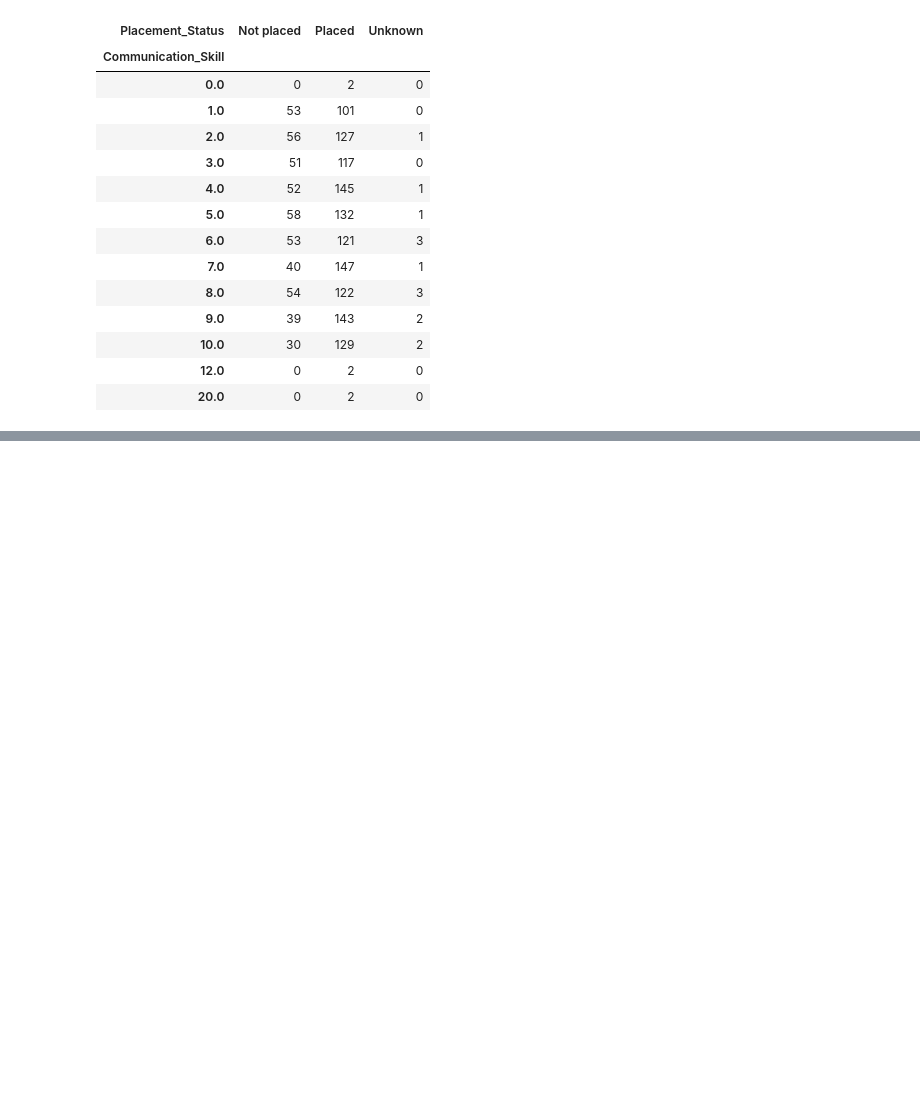
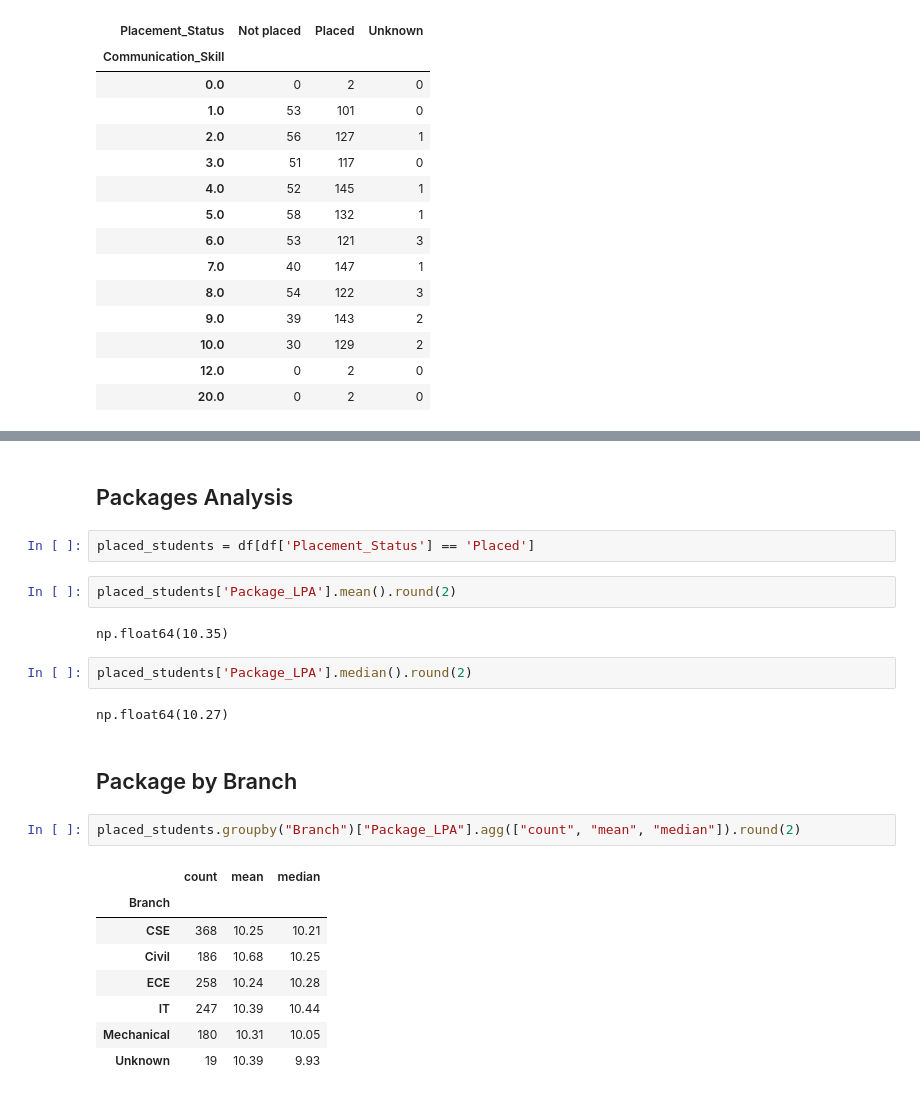
Before and after one commit to Dev-darshan24/Student-Placement-Analytics-, a Jupyter notebook: 3_EDA.ipynb, the cells around one changed output, grey strips where cells are left out. Drawn from its saved outputs; the diff is of its cells as text; blank space fills up the shorter version.

```diff
--- a/3_EDA.ipynb
+++ b/3_EDA.ipynb
@@ -227,0 +251,25 @@ TypeError: 'DataFrame' object is not callable
+# %% [markdown]
+## Packages Analysis
+# %%
+placed_students = df[df['Placement_Status'] == 'Placed']
+# %%
+placed_students['Package_LPA'].mean().round(2)
+# %% [output]
+np.float64(10.35)
+# %%
+placed_students['Package_LPA'].median().round(2)
+# %% [output]
+np.float64(10.27)
+# %% [markdown]
+## Package by Branch
+# %%
+placed_students.groupby("Branch")["Package_LPA"].agg(["count", "mean", "median"]).round(2)
+# %% [output]
+|  | count | mean | median |
+| Branch |  |  |  |
+| CSE | 368 | 10.25 | 10.21 |
+| Civil | 186 | 10.68 | 10.25 |
+| ECE | 258 | 10.24 | 10.28 |
+| IT | 247 | 10.39 | 10.44 |
+| Mechanical | 180 | 10.31 | 10.05 |
+| Unknown | 19 | 10.39 | 9.93 |
```
Also changed, not shown: parts of 6 cells of this notebook, 2 other files.
